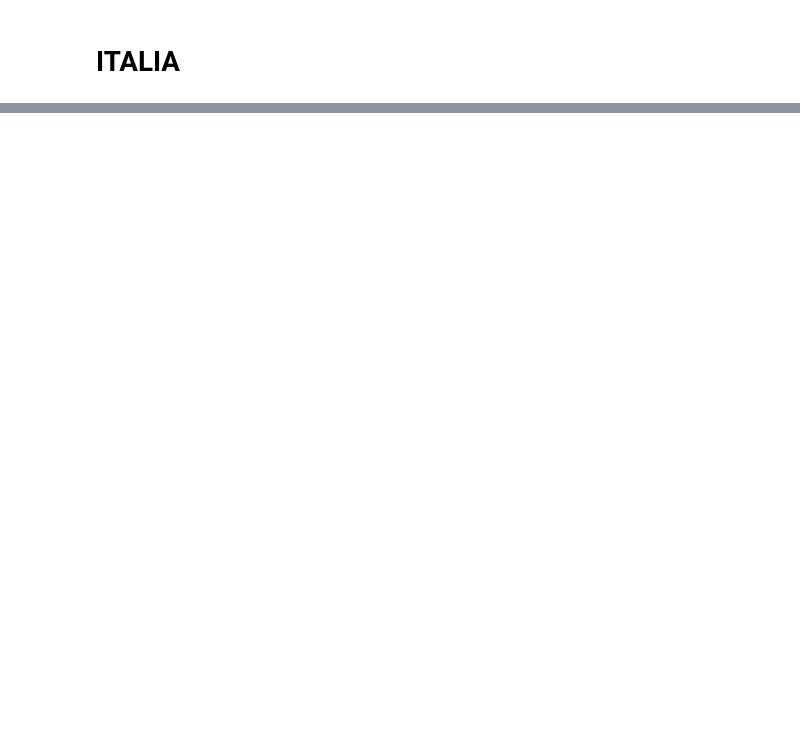
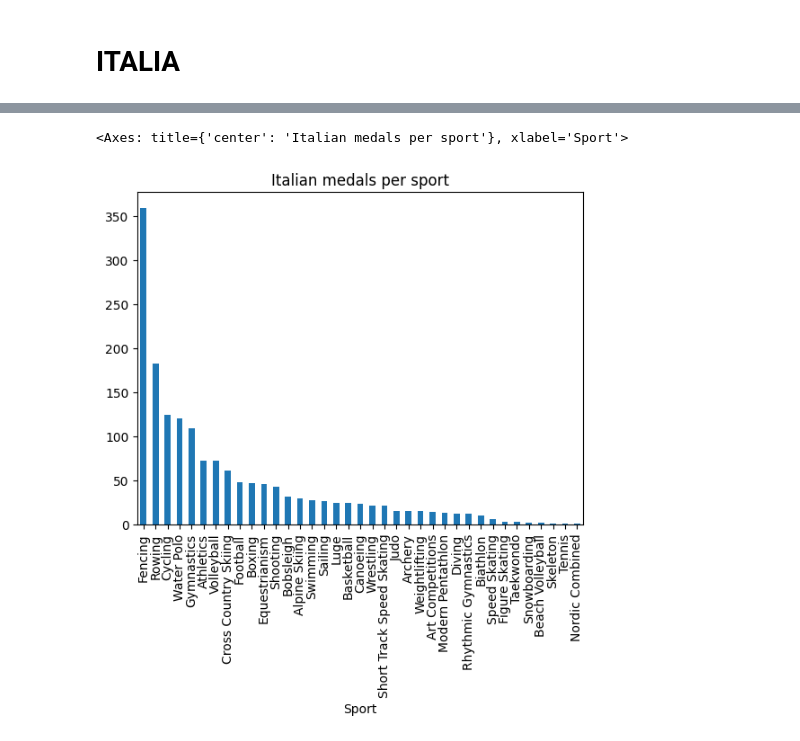
Before and after one commit to Aggisimov/Grupparbete_Italy, a Jupyter notebook: grupparbete.ipynb, the cells around one changed output, grey strips where cells are left out. Drawn from its saved outputs; the diff is of its cells as text; code cells hidden in the pictures; blank space fills up the shorter version.

Commit message:
tillagt grafer över medaljer/sport, medaljer/Os, åldrar på atleter

```diff
--- a/grupparbete.ipynb
+++ b/grupparbete.ipynb
@@ -69 +144,4 @@ italydf
 10715 rows × 15 columns
+# %%
+italy_df['Name'] = italy_df['Name'].apply(lambda x: hashlib.sha256(x.encode()).hexdigest())
+italy_df.head()
@@ -69,0 +160,5 @@ italydf
+# %%
+italy_df['Sport'][italy_df['Medal'].notnull()].value_counts().plot.bar(title="Italian medals per sport")
+# %% [output]
+<Axes: title={'center': 'Italian medals per sport'}, xlabel='Sport'>
+[figure, added]
```
Also changed, not shown: parts of 12 cells of this notebook.
